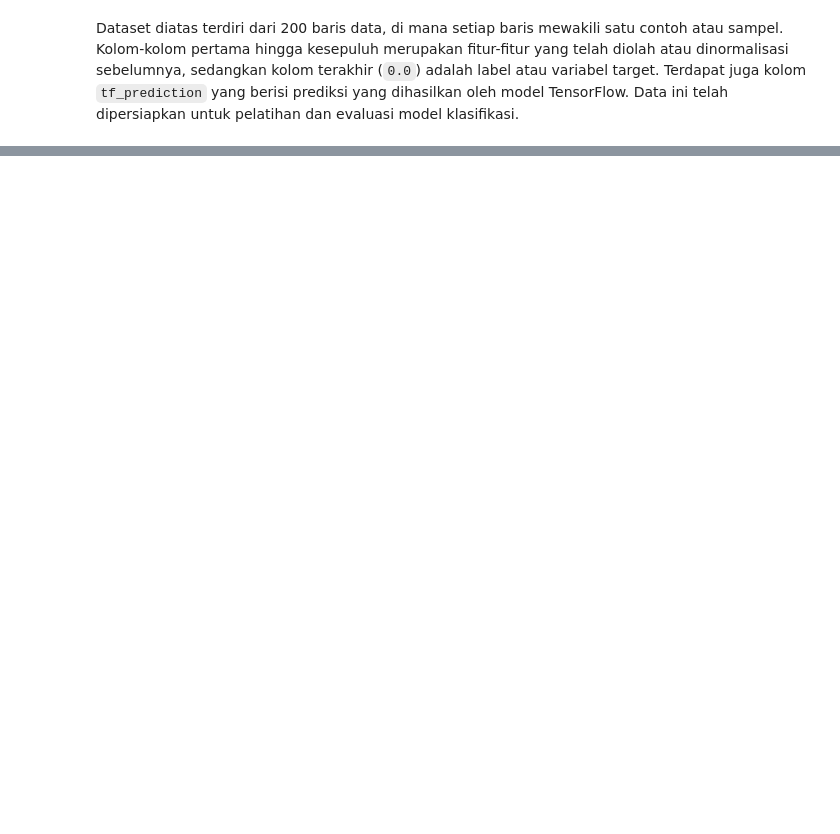
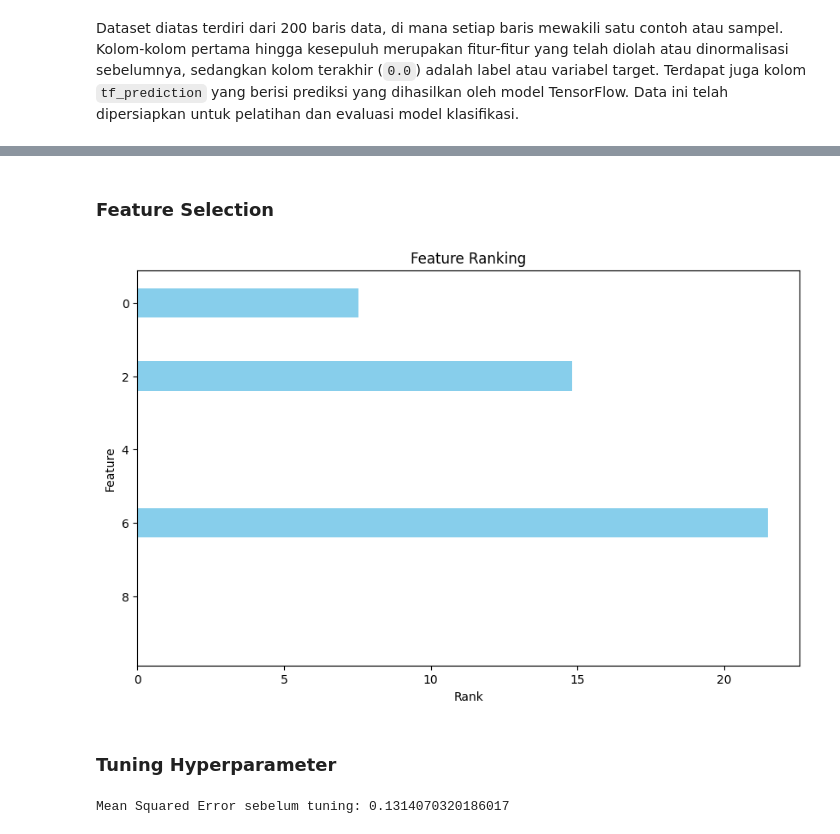
Before and after one commit to raffithoriq/tugas-Data-Mining-, a Jupyter notebook: Tugas_1_Data_Mining.ipynb, the cells around one changed output, grey strips where cells are left out. Cells and saved outputs as stored; diff of their text form; code cells hidden in the pictures; blank space fills up the shorter version.

```diff
--- a/Tugas_1_Data_Mining.ipynb
+++ b/Tugas_1_Data_Mining.ipynb
@@ -1809,0 +1856,49 @@ Dataset diatas terdiri dari 200 baris data, di mana setiap baris mewakili satu c
+# %% [markdown]
+### Feature Selection
+# %%
+import pandas as pd
+from sklearn.preprocessing import MinMaxScaler
+from sklearn.feature_selection import SelectKBest, chi2
+import matplotlib.pyplot as plt
+
+# Pastikan x_train adalah DataFrame sebelum normalisasi
+# Jika x_train adalah array NumPy, konversi ke DataFrame
+x_train = pd.DataFrame(x_train)
+
+# Normalisasi data menggunakan MinMaxScaler
+scaler = MinMaxScaler()
+x_train_norm_scaled = scaler.fit_transform(x_train)
+
+# Konversi array NumPy ke DataFrame setelah normalisasi
+x_train_norm_df = pd.DataFrame(x_train_norm_scaled, columns=x_train.columns)
+
+# Simpan nama fitur sebelum normalisasi
+feature_names = x_train.columns
+
+# Inisialisasi SelectKBest
+selector = SelectKBest(score_func=chi2, k=10)
+
+# Fit selector ke data yang sudah dinormalisasi dan data target
+selector.fit(x_train_norm_df, y_train_binary)
+
+# Dapatkan nilai ranking fitur
+feature_ranks = selector.scores_
+
+# Buat DataFrame untuk menampung ranking fitur
+feature_ranks_df = pd.DataFrame({'Feature': feature_names, 'Rank': feature_ranks})
+
+# Urutkan ranking fitur secara menurun
+feature_ranks_df = feature_ranks_df.sort_values(by='Rank', ascending=False)
+
+# Plot ranking fitur
+plt.figure(figsize=(10, 6))
+plt.barh(feature_ranks_df['Feature'], feature_ranks_df['Rank'], color='skyblue')
+plt.xlabel('Rank')
+plt.ylabel('Feature')
+plt.title('Feature Ranking')
+plt.gca().invert_yaxis()
+plt.show()
+# %% [output]
+[figure, added]
+# %% [markdown]
+### Tuning Hyperparameter
@@ -1809,0 +1917,21 @@ Dataset diatas terdiri dari 200 baris data, di mana setiap baris mewakili satu c
+# %%
+from sklearn.linear_model import Ridge
+from sklearn.metrics import mean_squared_error
+
+# Inisialisasi model Regresi Ridge sebelum tuning
+ridge_model_before = Ridge(alpha=1.0)  # Atau hyperparameter default lainnya
+
+# Latih model
+ridge_model_before.fit(x_train_norm_scaled, y_train)
+
+# Normalisasi data uji menggunakan scaler yang sama dengan data latih
+x_test_norm_scaled = scaler.transform(x_test)
+
+# Lakukan prediksi pada data uji yang telah dinormalisasi
+y_pred_before = ridge_model_before.predict(x_test_norm_scaled)
+
+# Hitung nilai MSE sebelum tuning
+mse_before_tuning = mean_squared_error(y_test, y_pred_before)
+print("Mean Squared Error sebelum tuning:", mse_before_tuning)
+# %% [output]
+Mean Squared Error sebelum tuning: 0.1314070320186017
```
Also changed, not shown: parts of 31 cells of this notebook.
